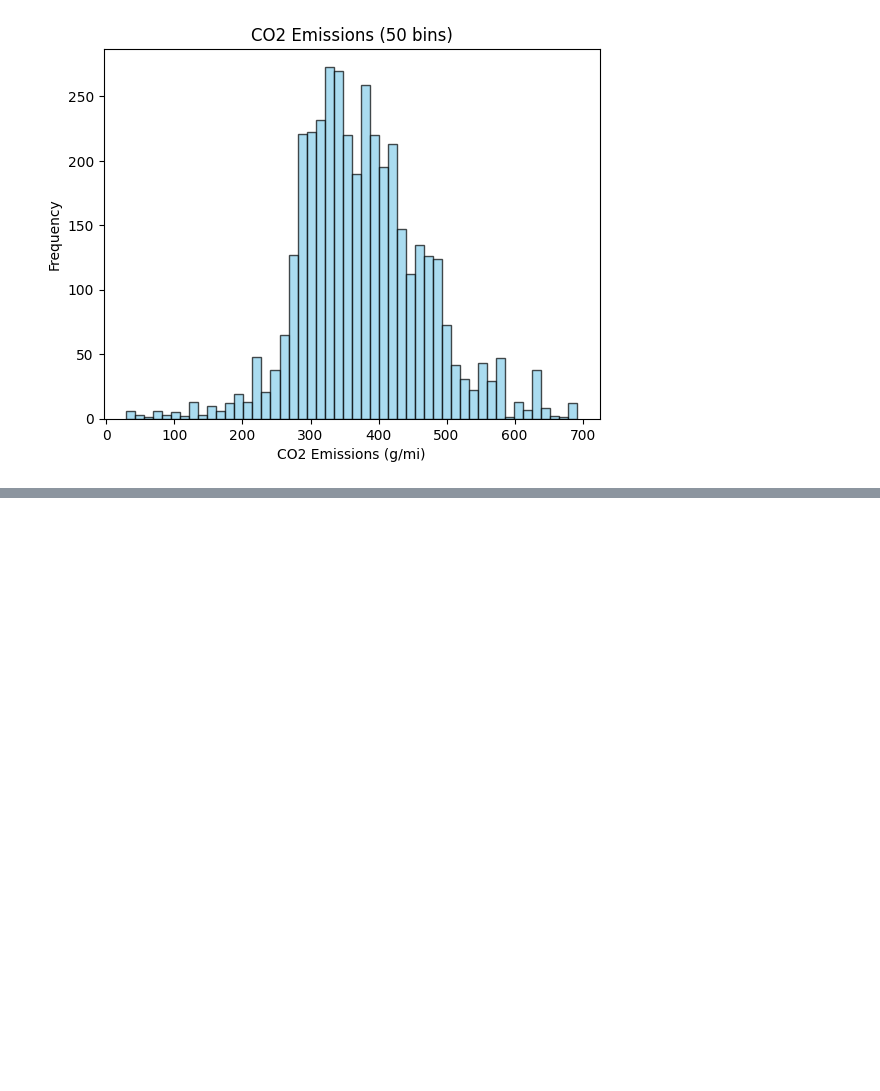
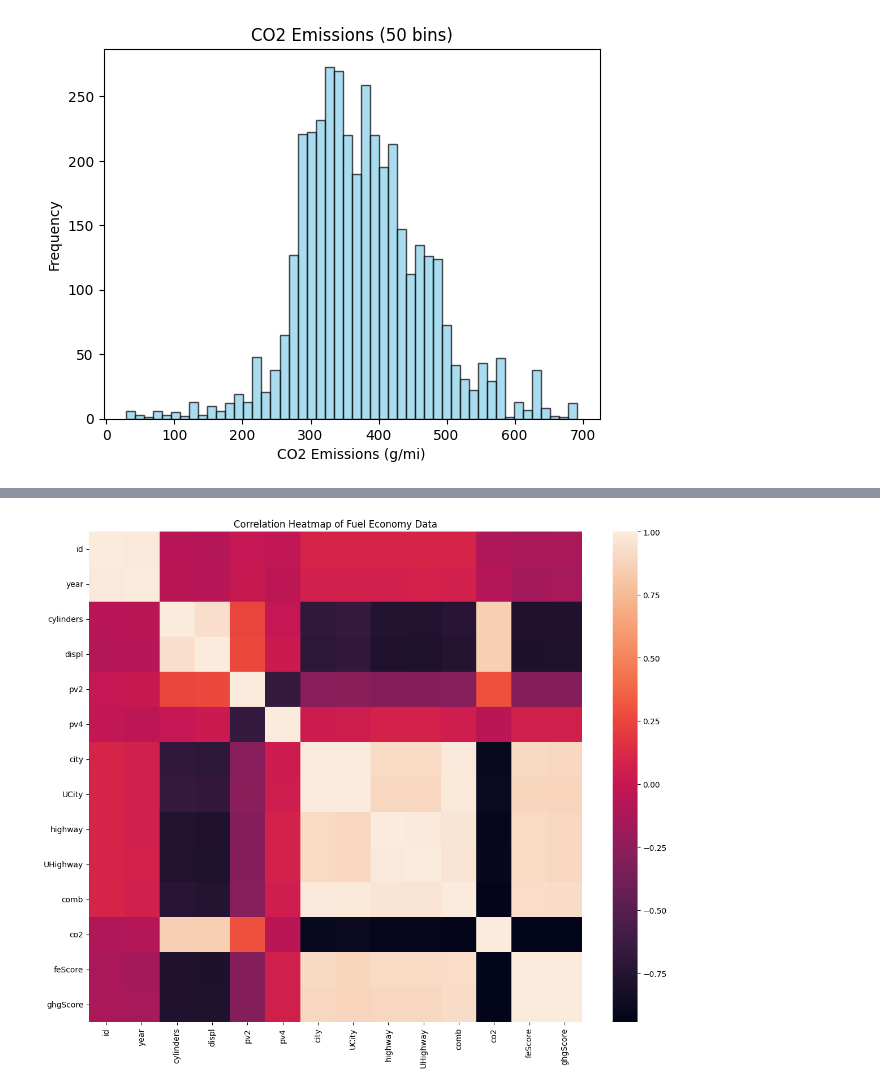
Before and after one commit to izabayo7/project-plotting-assigment, a Jupyter notebook: Plotting_Assignment.ipynb, the cells around one changed output, grey strips where cells are left out. Drawn from its saved outputs; the diff is of its cells as text; code cells hidden in the pictures; blank space fills up the shorter version.

```diff
--- a/Plotting_Assignment.ipynb
+++ b/Plotting_Assignment.ipynb
@@ -99,3 +99,18 @@ Finally What Columns would you delete Drop if the target is the ghg score? Justi
 ---
 
 ![image.png](embedded-picture-1)
+# %%
+# Select only numeric columns for the correlation matrix
+numeric_df = df.select_dtypes(include=['float64', 'int64'])
+
+# Calculate the correlation matrix
+correlation_matrix = numeric_df.corr()
+
+# Create a heatmap visualization
+plt.figure(figsize=(12, 10))
+sns.heatmap(correlation_matrix)
+plt.title('Correlation Heatmap of Fuel Economy Data')
+plt.tight_layout()
+plt.show()
+# %% [output]
+[figure, added]
```
